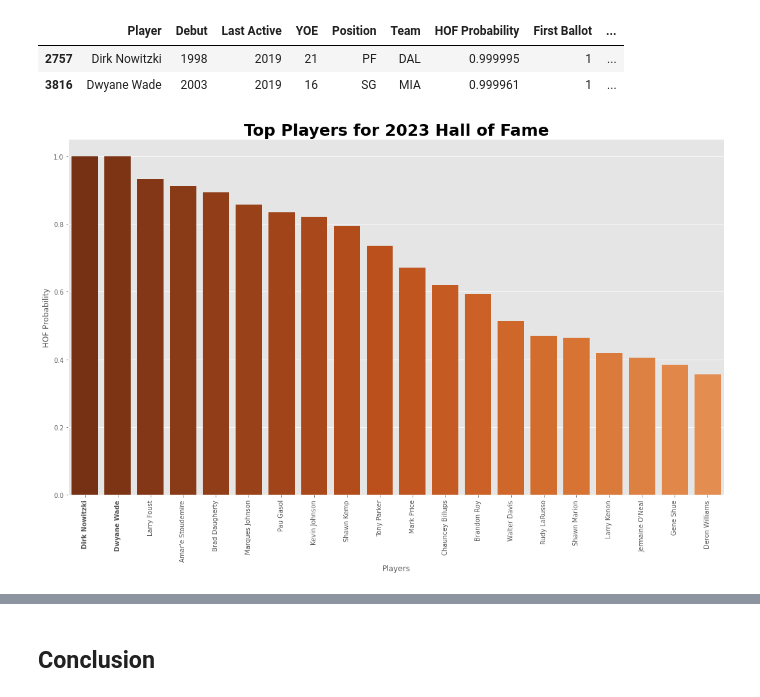
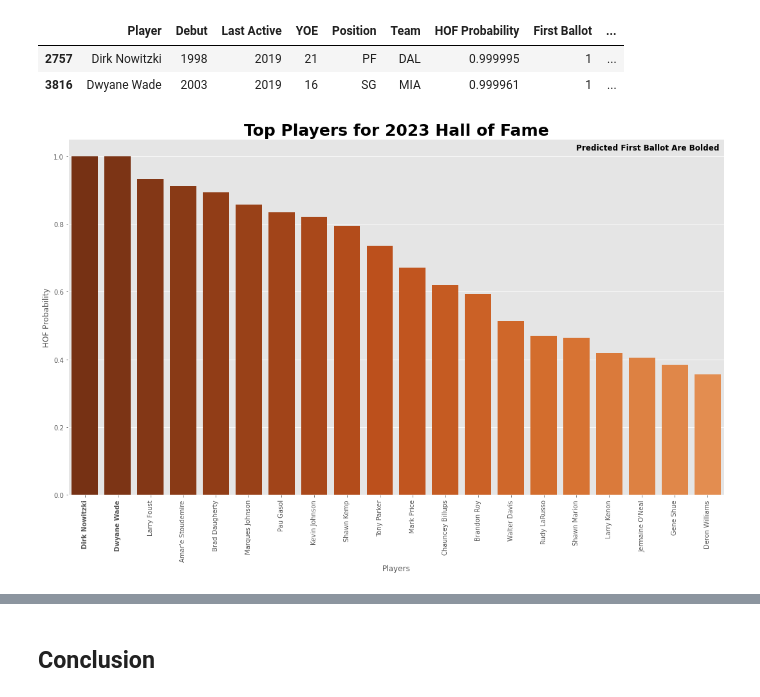
Before and after one commit to ctoeun/nba-hof-predictor, a Jupyter notebook: hof-analysis-predictions.ipynb, the cells around one changed output, grey strips where cells are left out. Saved outputs shown, nothing was run; the diff lists cells and outputs as text; code cells hidden in the pictures.

```diff
--- a/hof-analysis-predictions.ipynb
+++ b/hof-analysis-predictions.ipynb
@@ -916,0 +888,20 @@ retired_non_hof = hof_prob[(hof_prob['Last Active'] <= last_active) &
+# %%
+plt.figure(figsize=(15,10))
+
+ax = sns.barplot(x='Player', y='HOF Probability', data=hof_prob[(hof_prob['HOF Probability'] <= 0.5) &
+                                   (hof_prob['Hall of Fame'] == 1) &
+                                    (hof_prob['Inducted as Player'] == 1)][:27],
+                                             palette=sns.color_palette("Oranges_r", 40))
+ax.set_xticklabels(hof_prob[(hof_prob['HOF Probability'] <= 0.5) &
+                                   (hof_prob['Hall of Fame'] == 1) &
+                                    (hof_prob['Inducted as Player'] == 1)]['Player'][:27], rotation=90)
+for player in first_ballot_current: ax.get_xticklabels()[player].set_weight('bold')
+ax.set(xlabel='Players', ylabel='HOF Probability')
+plt.title('Current Hall of Fame Players with Lowest Probability', fontsize=25, fontweight='bold')
+plt.tight_layout()
+plt.annotate('First Ballot Are Bolded', xy=(1, 1), xycoords='axes fraction', fontsize=12,
+                xytext=(-7, -7), textcoords='offset points',
+                ha='right', va='top').set_weight('bold')
+
+plt.savefig('graphs/current_hof_lowest_prob.png')
+plt.show()
@@ -916,0 +992,16 @@ retired_non_hof = hof_prob[(hof_prob['Last Active'] <= last_active) &
+# %%
+plt.figure(figsize=(15,10))
+
+ax = sns.barplot(x='Player', y='HOF Probability', data=active_players[:25],
+                                             palette=sns.color_palette("Oranges_r", 40))
+ax.set_xticklabels(active_players['Player'][:25], rotation=90)
+for player in first_ballot_active: ax.get_xticklabels()[player].set_weight('bold')
+ax.set(xlabel='Players', ylabel='HOF Probability')
+plt.title('Hall of Fame Probability for Active Players', fontsize=25, fontweight='bold')
+plt.annotate('Predicted First Ballot Are Bolded', xy=(1, 1), xycoords='axes fraction', fontsize=12,
+                xytext=(-7, -7), textcoords='offset points',
+                ha='right', va='top').set_weight('bold')
+plt.tight_layout()
+
+plt.savefig('graphs/active_players_hof_prob.png')
+plt.show()
@@ -947,15 +1342,18 @@ first_ballot_retired = retired_non_hof.reset_index().index[retired_non_hof['Firs
 # %%
 plt.figure(figsize=(15,10))
 
 ax = sns.barplot(x='Player', y='HOF Probability', data=retired_non_hof[:20],
                                              palette=sns.color_palette("Oranges_r", 40))
 ax.set_xticklabels(retired_non_hof['Player'][:20], rotation=90)
 for player in first_ballot_retired: ax.get_xticklabels()[player].set_weight('bold')
 ax.set(xlabel='Players', ylabel='HOF Probability')
 plt.title('Top Players for 2023 Hall of Fame', fontsize=25, fontweight='bold')
+plt.annotate('Predicted First Ballot Are Bolded', xy=(1, 1), xycoords='axes fraction', fontsize=12,
+                xytext=(-7, -7), textcoords='offset points',
+                ha='right', va='top').set_weight('bold')
 plt.tight_layout()
 
 plt.savefig('graphs/2023_hof_prob.png')
 plt.show()
 # %% [output]
-[figure, old version]
+[figure, new version]
```
Also changed, not shown: parts of 139 cells of this notebook, 22 other files.
